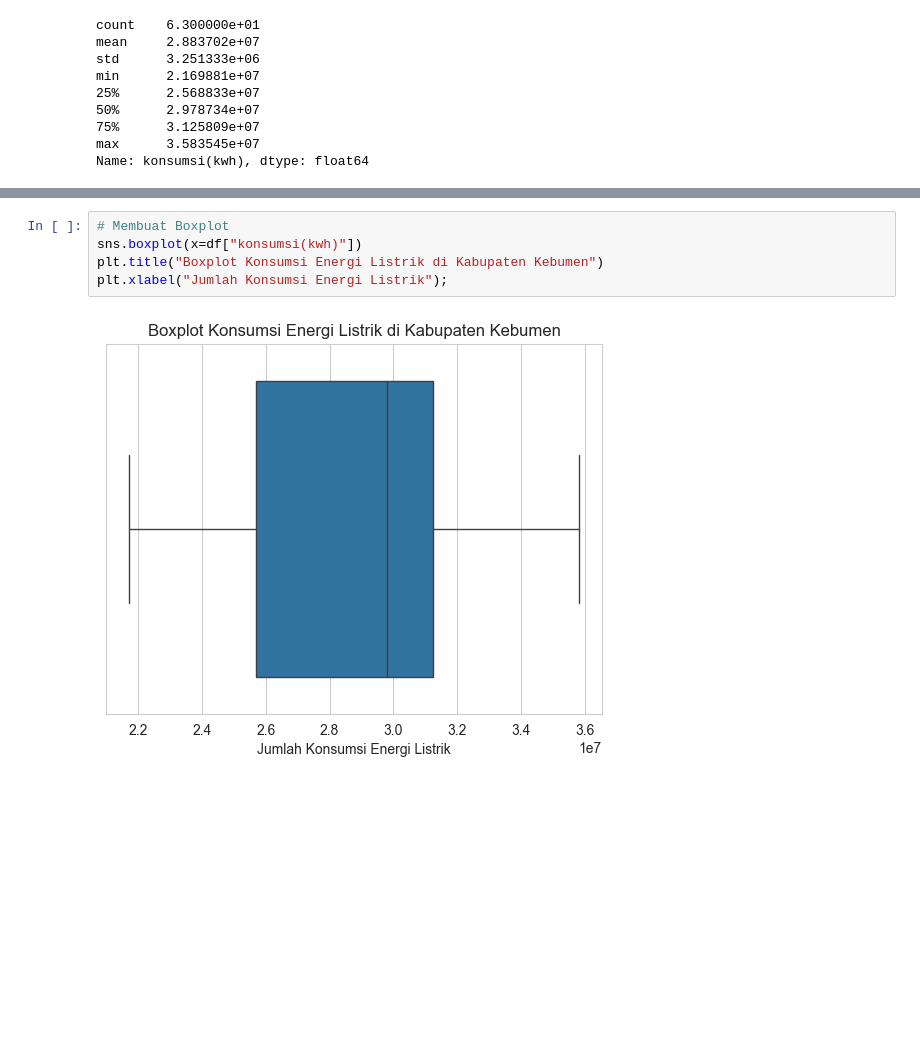
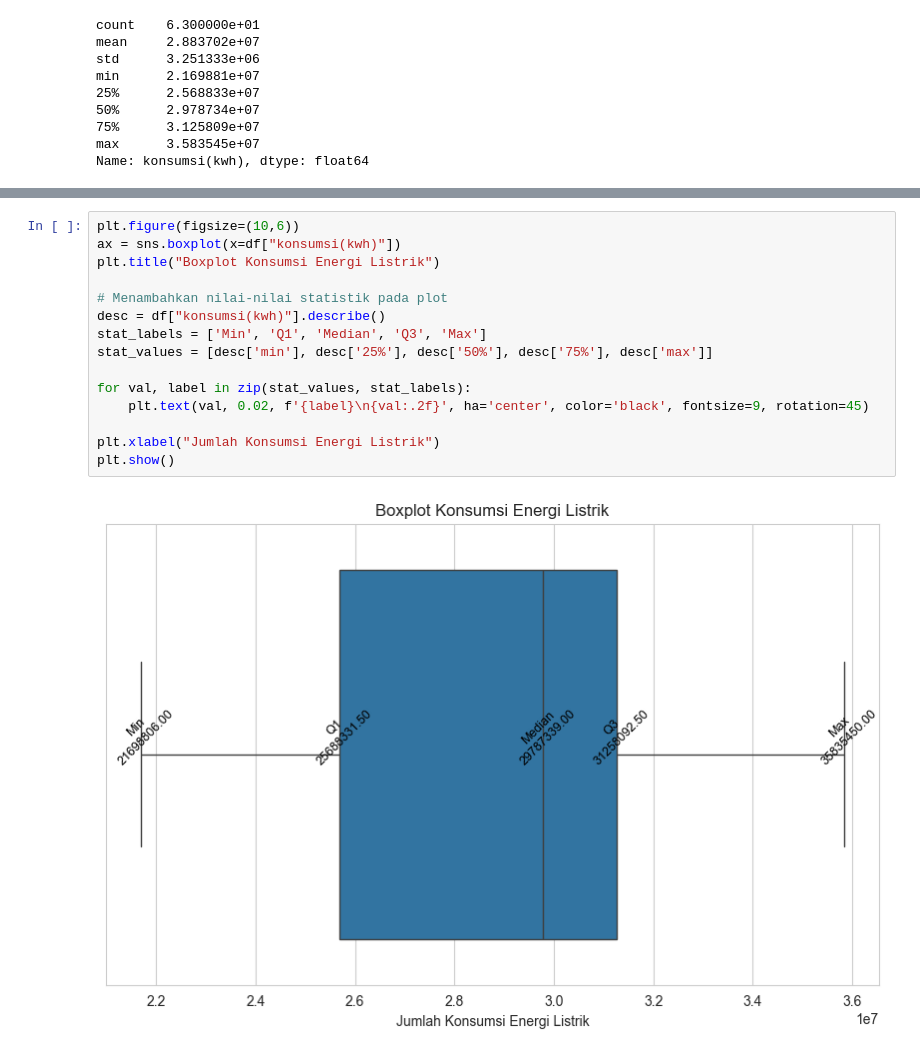
Before and after one commit to jatmiar/prediksi_konsumsi_energi_listrik, a Jupyter notebook: prediksi konsumsi energi listrik.ipynb, the cells around one changed output, grey strips where cells are left out. Drawn from its saved outputs; the diff is of its cells as text; blank space fills up the shorter version.

```diff
--- a/prediksi konsumsi energi listrik.ipynb
+++ b/prediksi konsumsi energi listrik.ipynb
@@ -119,7 +119,17 @@ plt.show()
-# %%
-# Membuat Boxplot
-sns.boxplot(x=df["konsumsi(kwh)"])
-plt.title("Boxplot Konsumsi Energi Listrik di Kabupaten Kebumen")
-plt.xlabel("Jumlah Konsumsi Energi Listrik");
-# %% [output]
-[figure, removed]
+# %%
+plt.figure(figsize=(10,6))
+ax = sns.boxplot(x=df["konsumsi(kwh)"])
+plt.title("Boxplot Konsumsi Energi Listrik")
+
+# Menambahkan nilai-nilai statistik pada plot
+desc = df["konsumsi(kwh)"].describe()
+stat_labels = ['Min', 'Q1', 'Median', 'Q3', 'Max']
+stat_values = [desc['min'], desc['25%'], desc['50%'], desc['75%'], desc['max']]
+
+for val, label in zip(stat_values, stat_labels):
+    plt.text(val, 0.02, f'{label}\n{val:.2f}', ha='center', color='black', fontsize=9, rotation=45)
+
+plt.xlabel("Jumlah Konsumsi Energi Listrik")
+plt.show()
+# %% [output]
+[figure, added]
```
Also changed, not shown: parts of 3 cells of this notebook.
